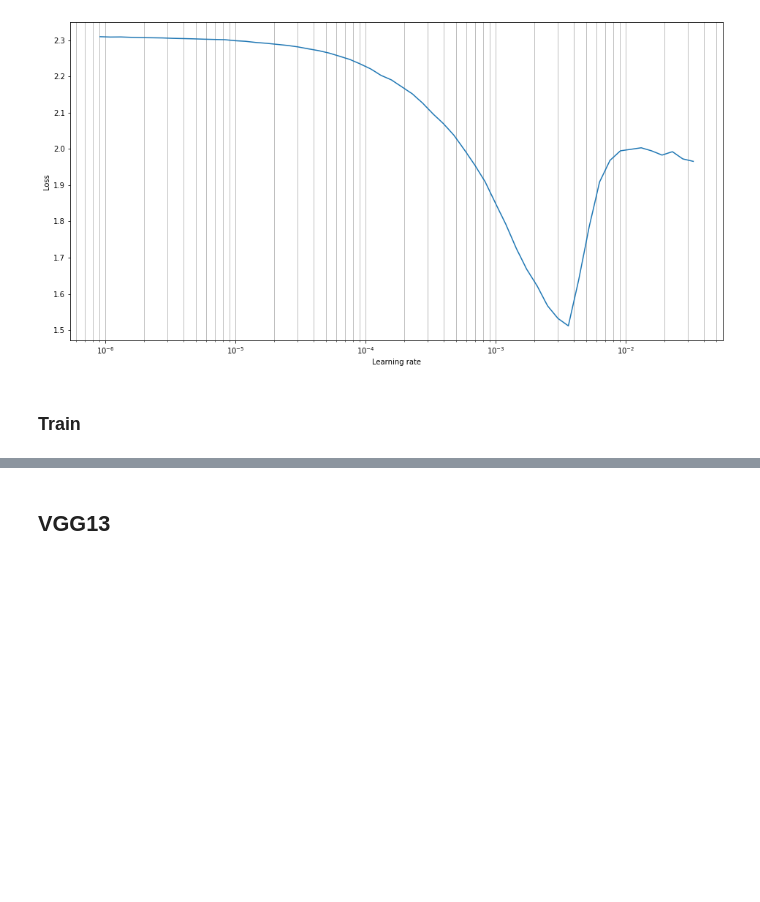
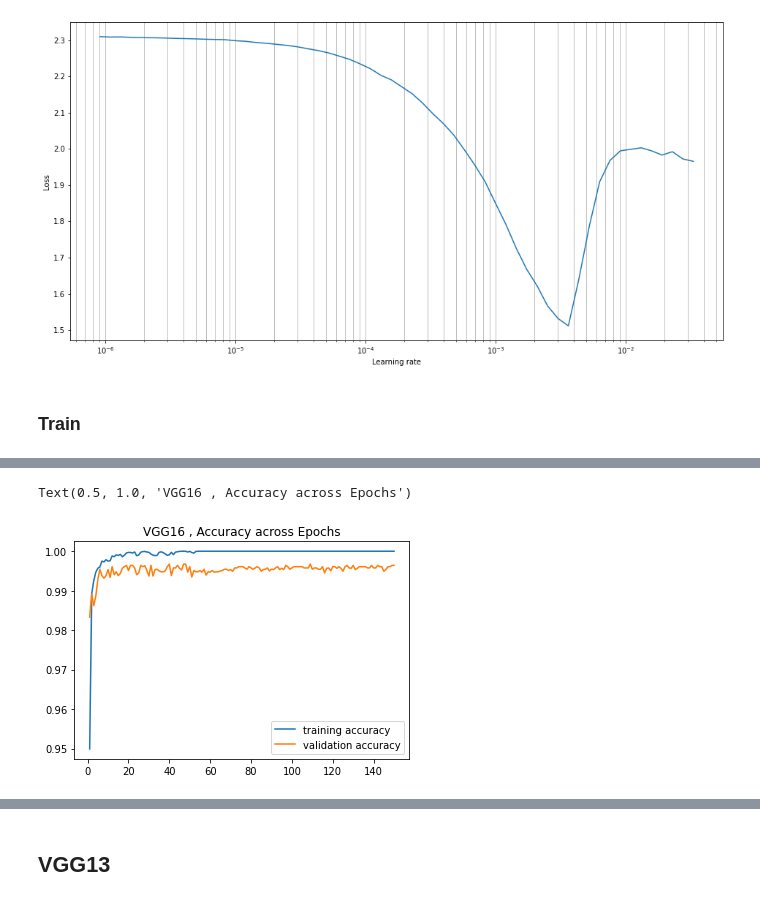
Before and after one commit to MoadSaadKhorchef/QMUL-BIG-DATA-SCIENCE, a Jupyter notebook: Couseworks/COMPUTER VISION AND DEEP LEARNING/CW3/Mnist_VGG_Resnet.ipynb, the cells around one changed output, grey strips where cells are left out. Drawn from its saved outputs; the diff is of its cells as text; code cells hidden in the pictures; blank space fills up the shorter version.

```diff
--- a/Couseworks/COMPUTER VISION AND DEEP LEARNING/CW3/Mnist_VGG_Resnet.ipynb
+++ b/Couseworks/COMPUTER VISION AND DEEP LEARNING/CW3/Mnist_VGG_Resnet.ipynb
@@ -549,7 +559,10 @@ plt.title('VGG16 , Cross Entropy Loss across Epochs')
 # %%
-plt.plot([i for i in range(1,EPOCHS + 1)], train_acc_list, label = 'training accuracy')
-plt.plot([i for i in range(1,EPOCHS + 1)], val_acc_list, label = 'validation accuracy')
+plt.plot([i for i in range(1,EPOCHS + 1)], train_acc_list_VGG16, label = 'training accuracy')
+plt.plot([i for i in range(1,EPOCHS + 1)], val_acc_list_VGG16, label = 'validation accuracy')
 plt.legend()
 plt.title('VGG16 , Accuracy across Epochs')
+# %% [output]
+Text(0.5, 1.0, 'VGG16 , Accuracy across Epochs')
+[figure, added]
 # %%
 labels_accuracy(labels.numpy(), pred_labels.numpy())
```
Also changed, not shown: parts of 9 cells of this notebook.
